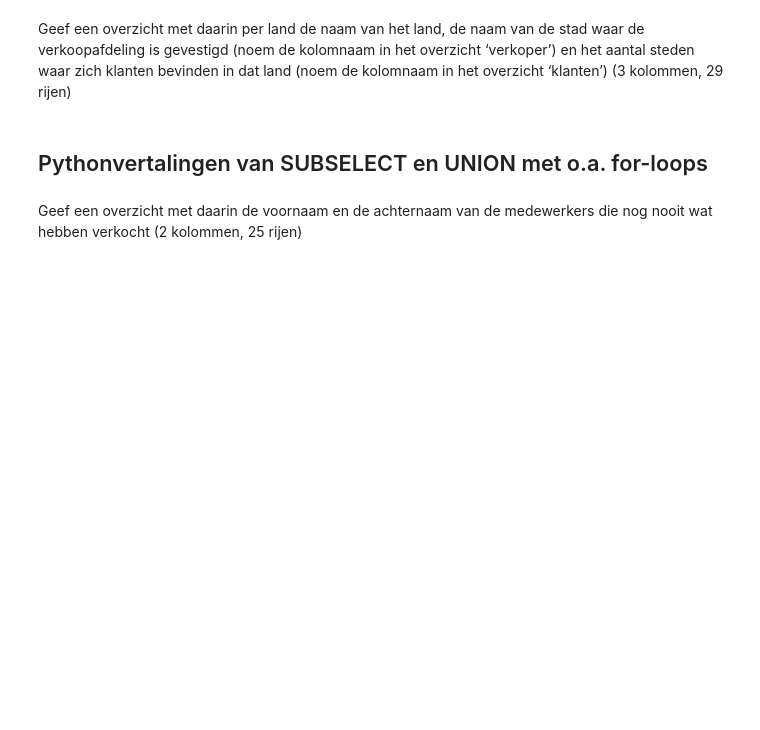
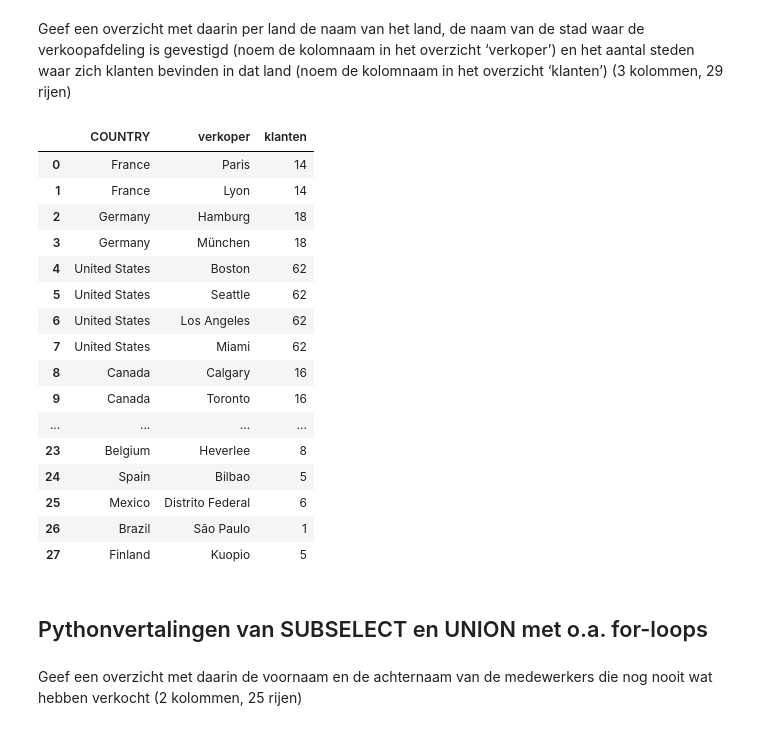
Before and after one commit to Leftings/DEDS_Portfolio, a Jupyter notebook: src/2.1/DEDS_WC_1.2_en_1.3_Opdrachten.ipynb, the cells around one changed output. Drawn from its saved outputs; the diff is of its cells as text; code cells hidden in the pictures; blank space fills up the shorter version.

```diff
--- a/src/2.1/DEDS_WC_1.2_en_1.3_Opdrachten.ipynb
+++ b/src/2.1/DEDS_WC_1.2_en_1.3_Opdrachten.ipynb
@@ -396,5 +532,38 @@ Geef een overzicht met daarin van de producten behorend tot het producttype ‘C
 # %% [markdown]
 Geef een overzicht met daarin per land de naam van het land, de naam van de stad waar de verkoopafdeling is gevestigd (noem de kolomnaam in het overzicht ‘verkoper’) en het aantal steden waar zich klanten bevinden in dat land (noem de kolomnaam in het overzicht ‘klanten’) (3 kolommen, 29 rijen)
+# %%
+country = pd.read_sql("SELECT * FROM COUNTRY", sqliteConnection)
+sales_branch = pd.read_sql("SELECT * FROM sales_branch", sqliteConnection)
+retailer_site = pd.read_sql("SELECT * FROM retailer_site", sqliteConnection)
+
+df_sales = pd.merge(country, sales_branch, on='COUNTRY_CODE')
+
+df_customers = retailer_site.groupby('COUNTRY_CODE', as_index=False)['CITY'].nunique()
+df_customers.rename(columns={'CITY' : 'klanten'}, inplace=True)
+
+df_res = pd.merge(df_sales[['COUNTRY', 'CITY', 'COUNTRY_CODE']], df_customers, on='COUNTRY_CODE')
+df_res = df_res[['COUNTRY', 'CITY', 'klanten']].rename(columns={'CITY' : 'verkoper'})
+df_res
+
+#28 rijen inplaats van 29?
+# %% [output]
+|  | COUNTRY | verkoper | klanten |
+| 0 | France | Paris | 14 |
+| 1 | France | Lyon | 14 |
+| 2 | Germany | Hamburg | 18 |
+| 3 | Germany | München | 18 |
+| 4 | United States | Boston | 62 |
+| 5 | United States | Seattle | 62 |
+| 6 | United States | Los Angeles | 62 |
+| 7 | United States | Miami | 62 |
+| 8 | Canada | Calgary | 16 |
+| 9 | Canada | Toronto | 16 |
+| ... | ... | ... | ... |
+| 23 | Belgium | Heverlee | 8 |
+| 24 | Spain | Bilbao | 5 |
+| 25 | Mexico | Distrito Federal | 6 |
+| 26 | Brazil | São Paulo | 1 |
+| 27 | Finland | Kuopio | 5 |
 # %% [markdown]
 ## Pythonvertalingen van SUBSELECT en UNION met o.a. for-loops
 # %% [markdown]
```
Also changed, not shown: parts of 8 cells of this notebook.
